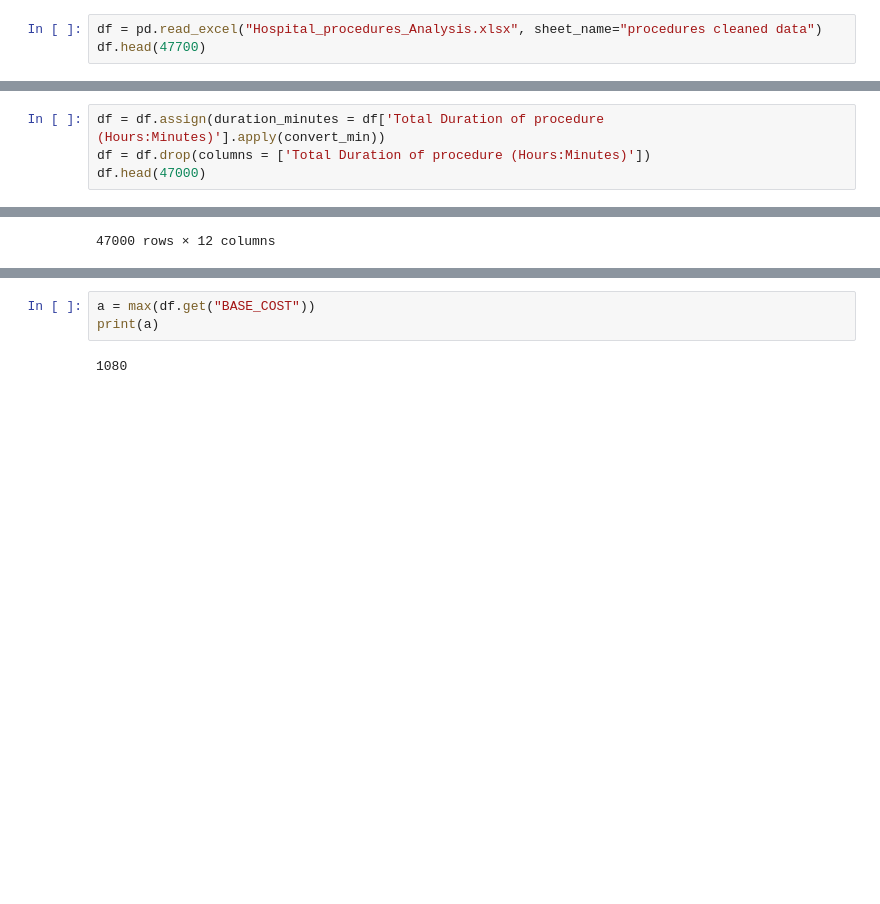
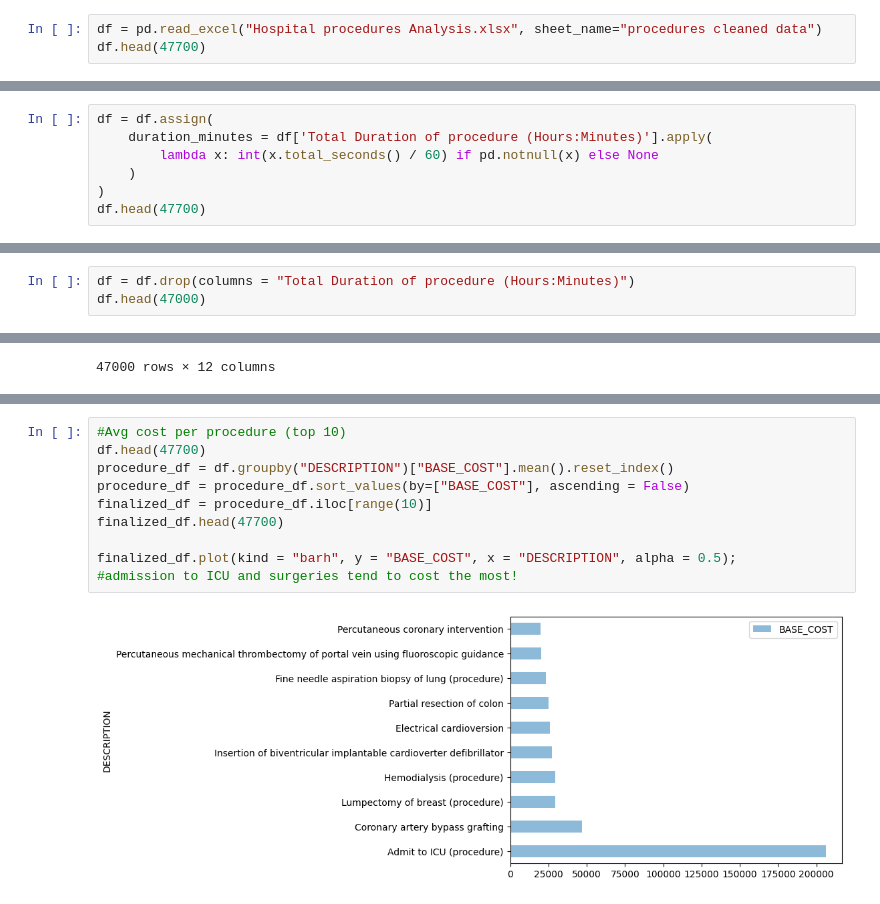
Before and after one commit to vgao111/Hospital-procedure-analysis, a Jupyter notebook: Procedures analysis.ipynb, the cells around one changed output, grey strips where cells are left out. Drawn from its saved outputs; the diff is of its cells as text; blank space fills up the shorter version.

```diff
--- a/Procedures analysis.ipynb
+++ b/Procedures analysis.ipynb
@@ -5,6 +6,6 @@ import numpy as np
 pd.set_option('display.max_columns', None)
 # %%
-df = pd.read_excel("Hospital_procedures_Analysis.xlsx", sheet_name="procedures cleaned data")
+df = pd.read_excel("Hospital procedures Analysis.xlsx", sheet_name="procedures cleaned data")
 df.head(47700)
 # %% [output]
 |  | START | STOP | AM or PM procedure | Total Duration of procedure (Hour... | Patient Name | PATIENT | ENCOUNTER | CODE | ... |
@@ -39,0 +24,7 @@ def convert_min(value):
+# %%
+df = df.assign(
+    duration_minutes = df['Total Duration of procedure (Hours:Minutes)'].apply(
+        lambda x: int(x.total_seconds() / 60) if pd.notnull(x) else None
+    )
+)
+df.head(47700)
@@ -40,6 +45,5 @@ def convert_min(value):
 # %%
-df = df.assign(duration_minutes = df['Total Duration of procedure (Hours:Minutes)'].apply(convert_min))
-df = df.drop(columns = ['Total Duration of procedure (Hours:Minutes)'])
+df = df.drop(columns = "Total Duration of procedure (Hours:Minutes)")
 df.head(47000)
 # %% [output]
 |  | START | STOP | AM or PM procedure | Patient Name | PATIENT | ENCOUNTER | CODE | DESCRIPTION | ... |
@@ -73,5 +78,12 @@ plt.show()
-# %%
-a = max(df.get("BASE_COST"))
-print(a)
-# %% [output]
-1080
+# %%
+#Avg cost per procedure (top 10)
+df.head(47700)
+procedure_df = df.groupby("DESCRIPTION")["BASE_COST"].mean().reset_index()
+procedure_df = procedure_df.sort_values(by=["BASE_COST"], ascending = False)
+finalized_df = procedure_df.iloc[range(10)]
+finalized_df.head(47700)
+
+finalized_df.plot(kind = "barh", y = "BASE_COST", x = "DESCRIPTION", alpha = 0.5);
+#admission to ICU and surgeries tend to cost the most!
+# %% [output]
+[figure, added]
```
Also changed, not shown: parts of 11 cells of this notebook, 2 other files.
